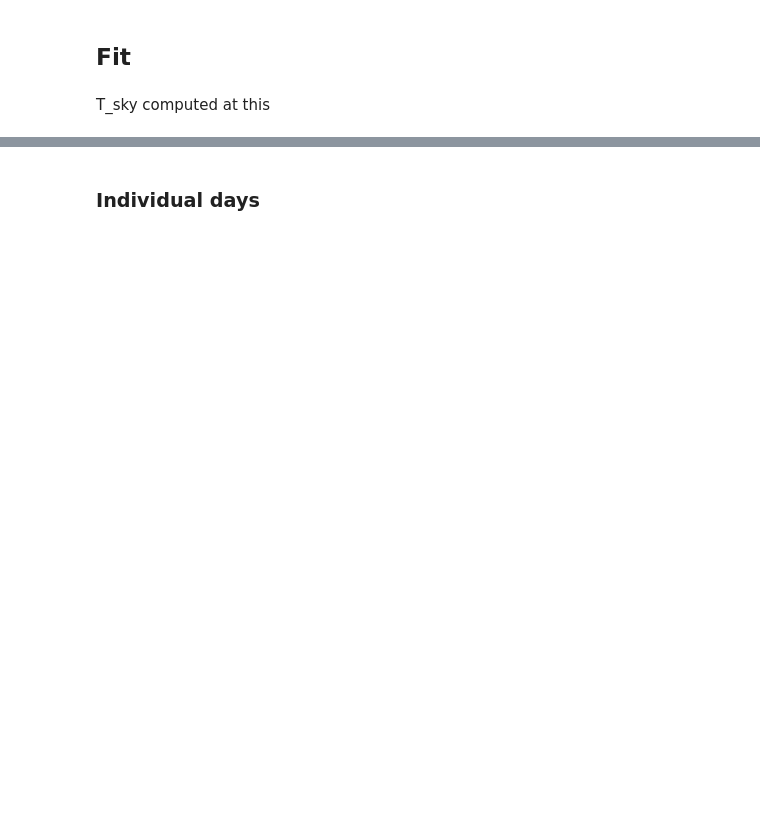
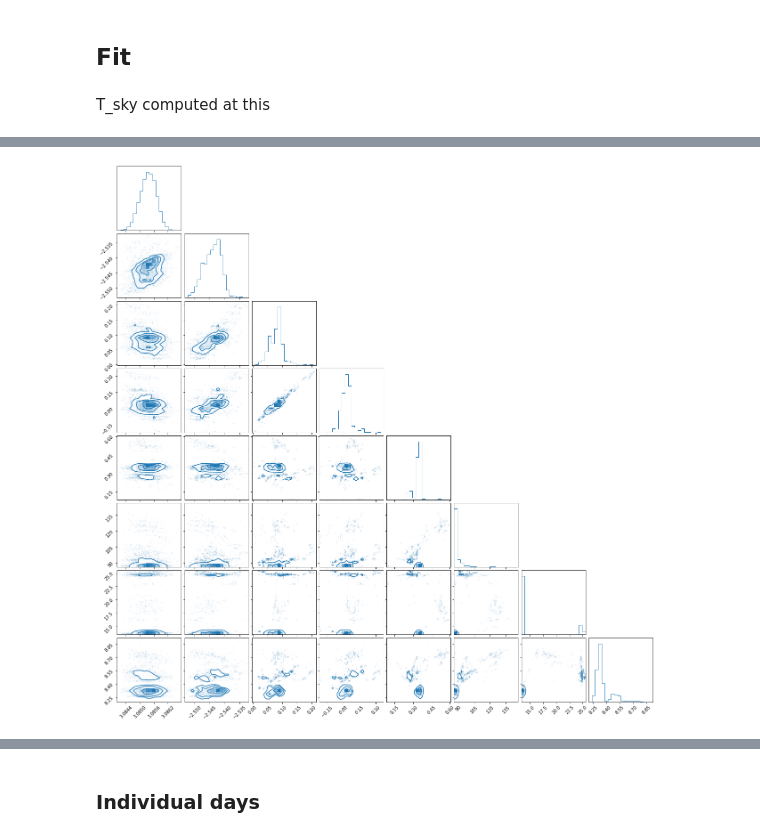
Before and after one commit to PRIZM-Experiment/prizm-calibration, a Jupyter notebook: svdfit.ipynb, the cells around one changed output, grey strips where cells are left out. Saved outputs shown, nothing was run; the diff lists cells and outputs as text; code cells hidden in the pictures; blank space fills up the shorter version.

```diff
--- a/svdfit.ipynb
+++ b/svdfit.ipynb
@@ -154,0 +195,15 @@ T_sky computed at this
+# %%
+observed = (mode1+mode2+mode3+mode4) * data_binned[:,::2]
+obs=np.nanmean(observed, axis=0)
+# mask = np.isnan(data)
+# data[mask] = 0
+
+# Initialise sampler
+sampler = pc.Sampler(
+    prior=prior,
+    likelihood=log_likelihood,
+    likelihood_args=[100, obs],
+    random_state=0
+)
+# %%
+sampler.run()
@@ -154,0 +212,8 @@ T_sky computed at this
+# %%
+# Get the results
+samples, weights, logl, logp = sampler.posterior()
+
+# Trace plot
+fig = corner.corner(samples, weights=weights, color="C0")
+plt.show()
+# %% [output]
@@ -154,0 +230 @@ T_sky computed at this
+[figure, added]
```
Also changed, not shown: parts of 35 cells of this notebook, 7 other files.
